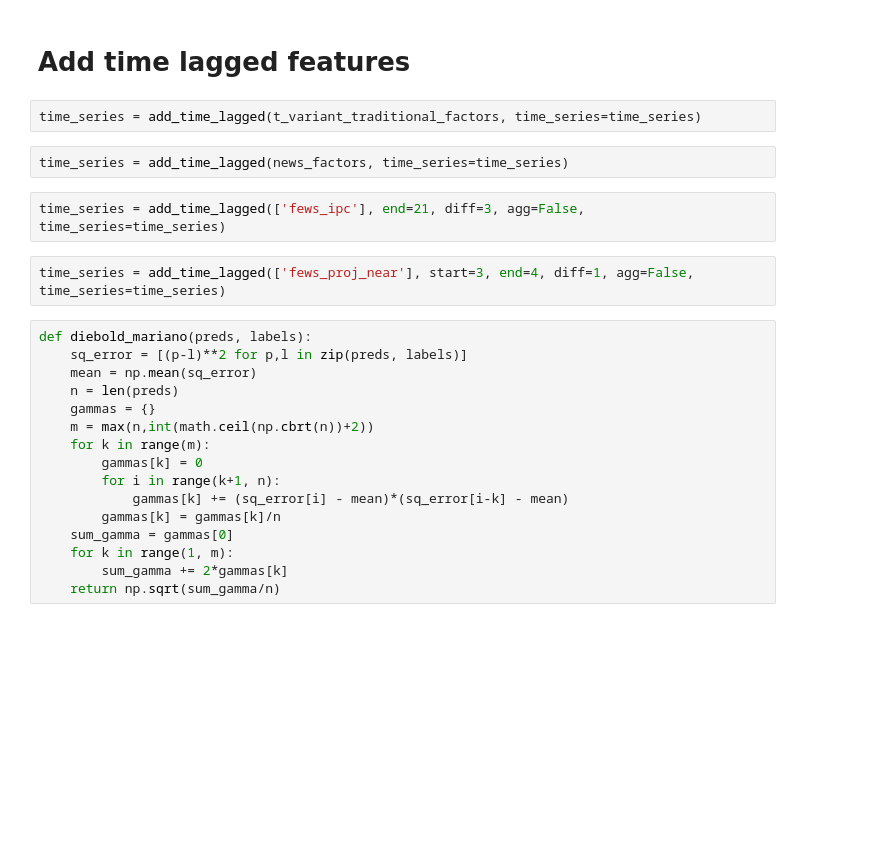
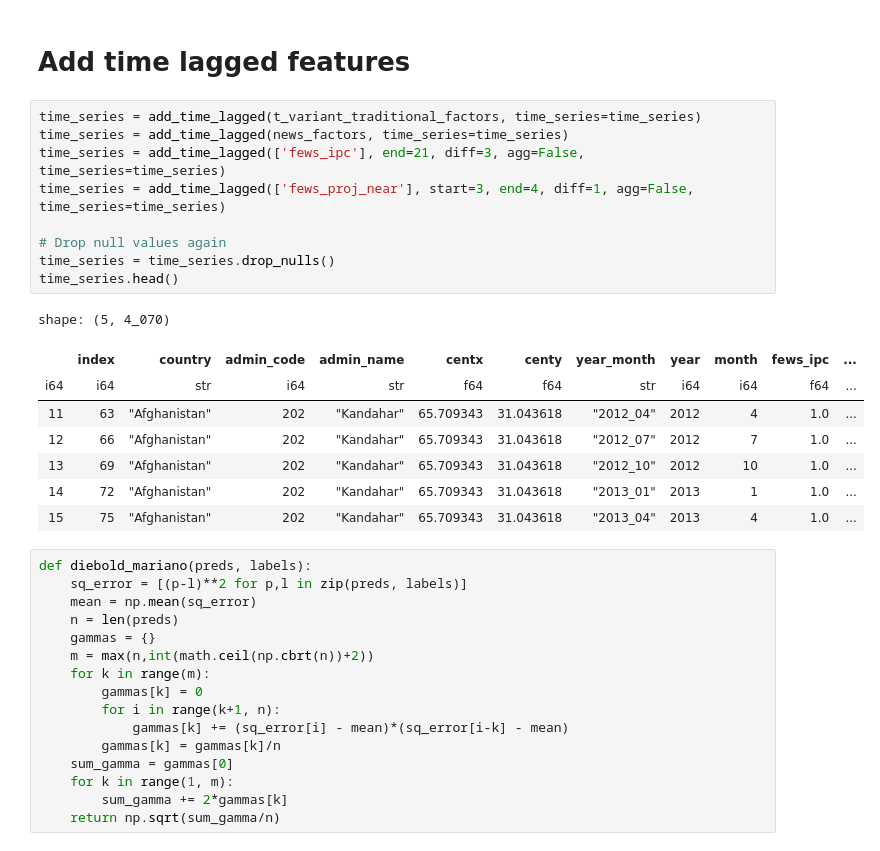
Before and after one commit to Aisha630/Predicting-food-insecurity, a Jupyter notebook: our_implementation_polars.ipynb, the cells around one changed output. Cells and saved outputs as stored; diff of their text form; blank space fills up the shorter version.

```diff
--- a/our_implementation_polars.ipynb
+++ b/our_implementation_polars.ipynb
@@ -495,13 +508,23 @@ time_series = add_agg_factors(t_invariant_traditional_factors, level='country')
 # %% [markdown]
 # Add time lagged features
-# %%
-time_series = add_time_lagged(t_variant_traditional_factors, time_series=time_series)
-# %%
-time_series = add_time_lagged(news_factors, time_series=time_series)
-# %%
-time_series = add_time_lagged(['fews_ipc'], end=21, diff=3, agg=False, time_series=time_series)
 # %%
+time_series = add_time_lagged(t_variant_traditional_factors, time_series=time_series)
+time_series = add_time_lagged(news_factors, time_series=time_series)
+time_series = add_time_lagged(['fews_ipc'], end=21, diff=3, agg=False, time_series=time_series)
 time_series = add_time_lagged(['fews_proj_near'], start=3, end=4, diff=1, agg=False, time_series=time_series)
+
+# Drop null values again
+time_series = time_series.drop_nulls()
+time_series.head()
+# %% [output]
+shape: (5, 4_070)
+|  | index | country | admin_code | admin_name | centx | centy | year_month | year | month | fews_ipc | ... |
+| i64 | i64 | str | i64 | str | f64 | f64 | str | i64 | i64 | f64 | ... |
+| 11 | 63 | "Afghanistan" | 202 | "Kandahar" | 65.709343 | 31.043618 | "2012_04" | 2012 | 4 | 1.0 | ... |
+| 12 | 66 | "Afghanistan" | 202 | "Kandahar" | 65.709343 | 31.043618 | "2012_07" | 2012 | 7 | 1.0 | ... |
+| 13 | 69 | "Afghanistan" | 202 | "Kandahar" | 65.709343 | 31.043618 | "2012_10" | 2012 | 10 | 1.0 | ... |
+| 14 | 72 | "Afghanistan" | 202 | "Kandahar" | 65.709343 | 31.043618 | "2013_01" | 2013 | 1 | 1.0 | ... |
+| 15 | 75 | "Afghanistan" | 202 | "Kandahar" | 65.709343 | 31.043618 | "2013_04" | 2013 | 4 | 1.0 | ... |
 # %%
 def diebold_mariano(preds, labels):
     sq_error = [(p-l)**2 for p,l in zip(preds, labels)]
```
Also changed, not shown: parts of 27 cells of this notebook, 1 other file.
